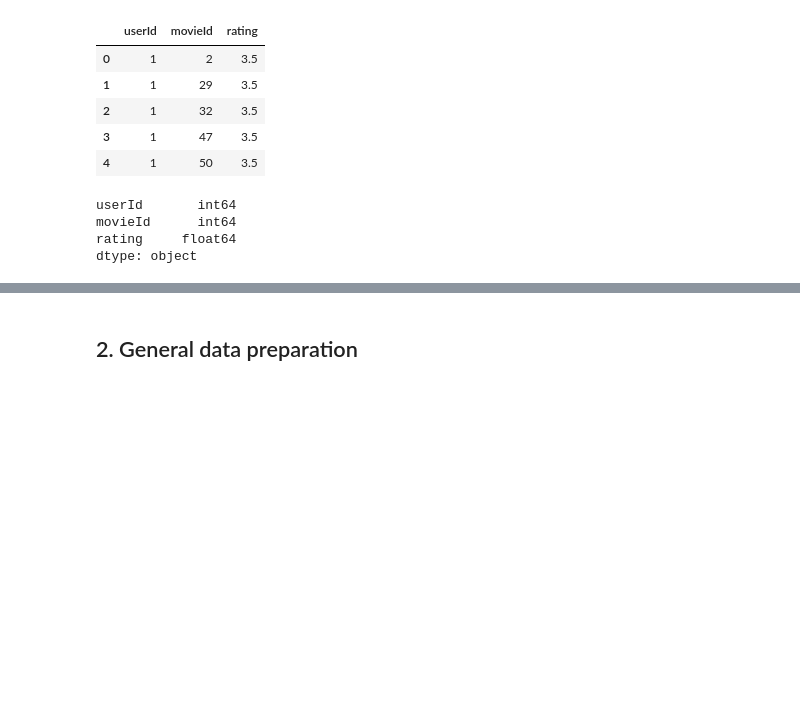
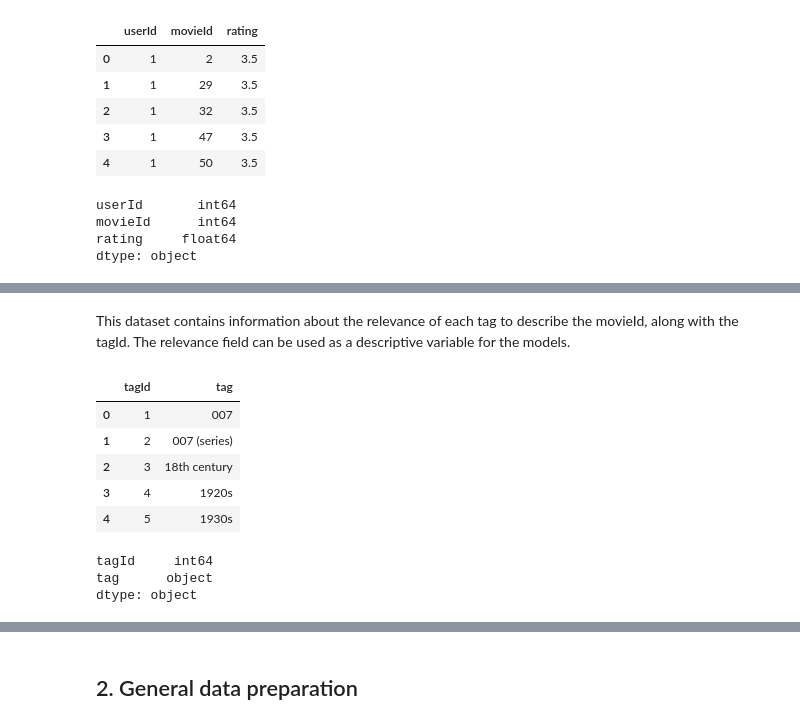
Before and after one commit to jwongr/TestModelo, a Jupyter notebook: PythonTest.ipynb, the cells around one changed output, grey strips where cells are left out. Drawn from its saved outputs; the diff is of its cells as text; code cells hidden in the pictures; blank space fills up the shorter version.

```diff
--- a/PythonTest.ipynb
+++ b/PythonTest.ipynb
@@ -50,0 +72,17 @@ dtype: object
+# %% [markdown]
+This dataset contains information about the relevance of each tag to describe the movieId, along with the tagId. The relevance field can be used as a descriptive variable for the models.
+# %%
+#First look into genome_tags dataset.
+gt_df = pd.read_csv('datasets/genome_tags.csv')
+display(gt_df.head())
+gt_df.dtypes
+# %% [output]
+|  | tagId | tag |
+| 0 | 1 | 007 |
+| 1 | 2 | 007 (series) |
+| 2 | 3 | 18th century |
+| 3 | 4 | 1920s |
+| 4 | 5 | 1930s |
+tagId     int64
+tag      object
+dtype: object
```
Also changed, not shown: parts of 15 cells of this notebook.
